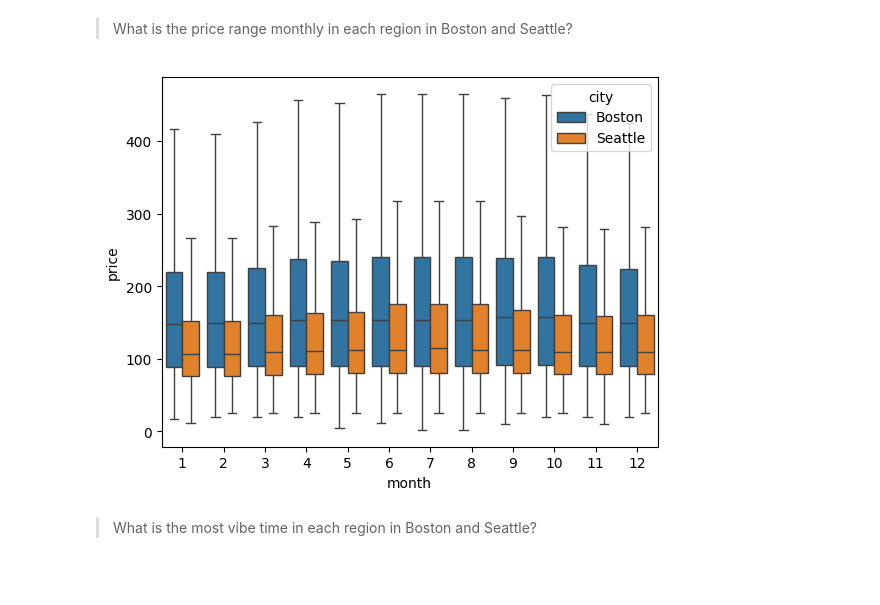
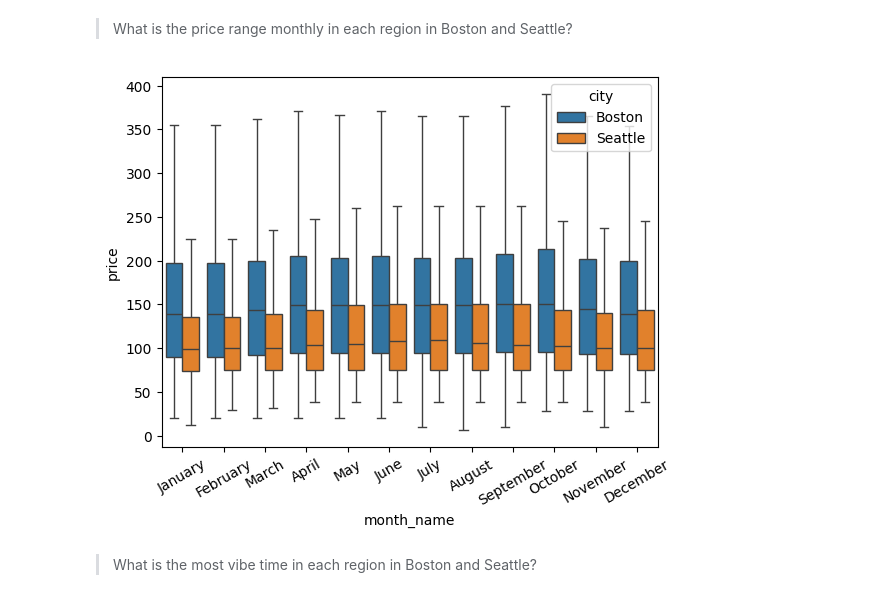
Before and after one commit to GinnCheng/Proj-Kaggle-Airbnb, a Jupyter notebook: main_script.ipynb, the cells around one changed output. Drawn from its saved outputs; the diff is of its cells as text; code cells hidden in the pictures; blank space fills up the shorter version.

```diff
--- a/main_script.ipynb
+++ b/main_script.ipynb
@@ -107,0 +110,14 @@ df = df.query('base_price > 0')
+# %%
+indx_bs, indx_sa = df.city == 'Boston', df.city == 'Seattle'
+# the bounds for boston
+price_bs_low, price_bs_high = df[indx_bs].base_price.describe()['mean'] - df[indx_bs].base_price.describe()['std'],\
+                              df[indx_bs].base_price.describe()['mean'] + df[indx_bs].base_price.describe()['std']
+# the bounds for seattle
+price_sa_low, price_sa_high = df[indx_sa].base_price.describe()['mean'] - df[indx_sa].base_price.describe()['std'],\
+                              df[indx_sa].base_price.describe()['mean'] + df[indx_sa].base_price.describe()['std']
+# %%
+# remove the outliers
+df.drop(df[(df.base_price<price_bs_low) & (indx_bs)].index, inplace=True)
+df.drop(df[(df.base_price>price_bs_high) & (indx_bs)].index, inplace=True)
+df.drop(df[(df.base_price<price_sa_low) & (indx_sa)].index, inplace=True)
+df.drop(df[(df.base_price>price_sa_high) & (indx_sa)].index, inplace=True)
@@ -108,11 +138,14 @@ df = df.query('base_price > 0')
 # %%
 # fill the na values in price coln using base_price
+from sklearn.preprocessing import LabelEncoder
+le = LabelEncoder()
+df['city_label'] = le.fit_transform(df.city)
+df['city_label'] = df['city_label'].astype('int8')
 from sklearn.linear_model import LinearRegression
 lrm = LinearRegression()
 indx_missing = df.price.isnull()
-x_train, x_test, y_train, y_test = df.base_price[~indx_missing].values.reshape(-1,1), df.base_price[indx_missing].values.reshape(-1,1), \
+x_train, x_test, y_train, y_test = df[['base_price','city_label']][~indx_missing].values, df[['base_price','city_label']][indx_missing].values,\
                                     df.price[~indx_missing], df.price[indx_missing]
 lrm.fit(x_train, y_train)
 y_pred = lrm.predict(x_test)
 df.price[indx_missing] = np.round(y_pred)
-df = df.query('price > 0')
@@ -134,6 +181,11 @@ df.date = pd.to_datetime(df.date)
 # create new columns for year, month and day
 df['year'] = df.date.dt.year.astype('int16')
 df['month'] = df.date.dt.month.astype('int8')
+df['month_name'] = df.date.dt.month_name().astype('category')
+# order the months
+month_order = ['January', 'February', 'March', 'April', 'May', 'June',
+               'July', 'August', 'September', 'October', 'November', 'December']
+df['month_name'] = pd.Categorical(df['month_name'], categories=month_order, ordered=True)
 df['day'] = df.date.dt.day.astype('int8')
 df.drop(columns='date',inplace=True)
 # %%
@@ -185,10 +247,10 @@ import matplotlib.pyplot as plt
 # %% [markdown]
 > What is the price range monthly in each region in Boston and Seattle?
 # %%
-plt.figure()
-sns.boxplot(data=df,x='month',y='price',hue='city', showfliers=False)
+sns.boxplot(data=df,x='month_name',y='price',hue='city', showfliers=False)
+plt.xticks(rotation=30)
 plt.show()
 # %% [output]
-[figure, old version]
+[figure, new version]
 # %% [markdown]
 >What is the most vibe time in each region in Boston and Seattle?
```
Also changed, not shown: parts of 19 cells of this notebook.
